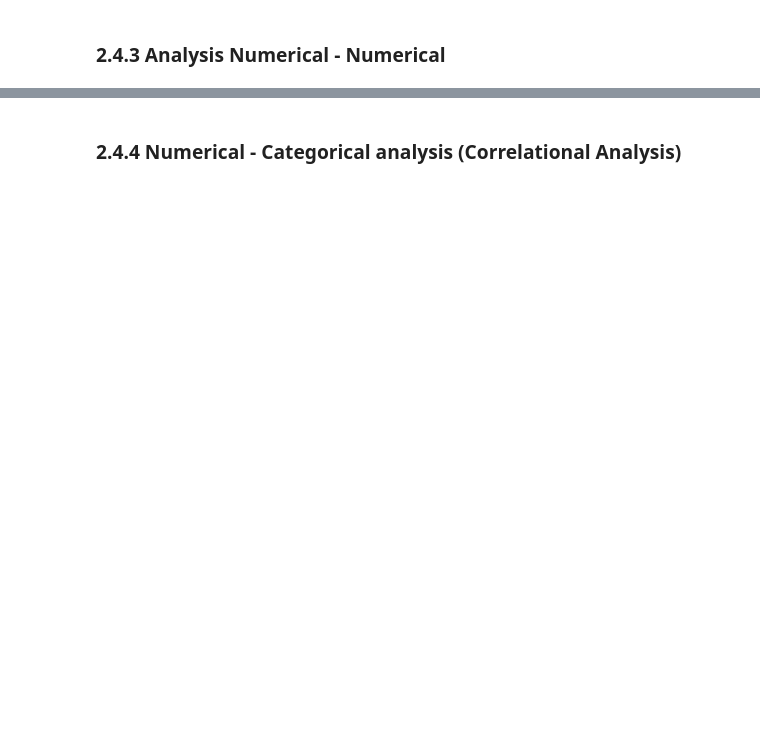
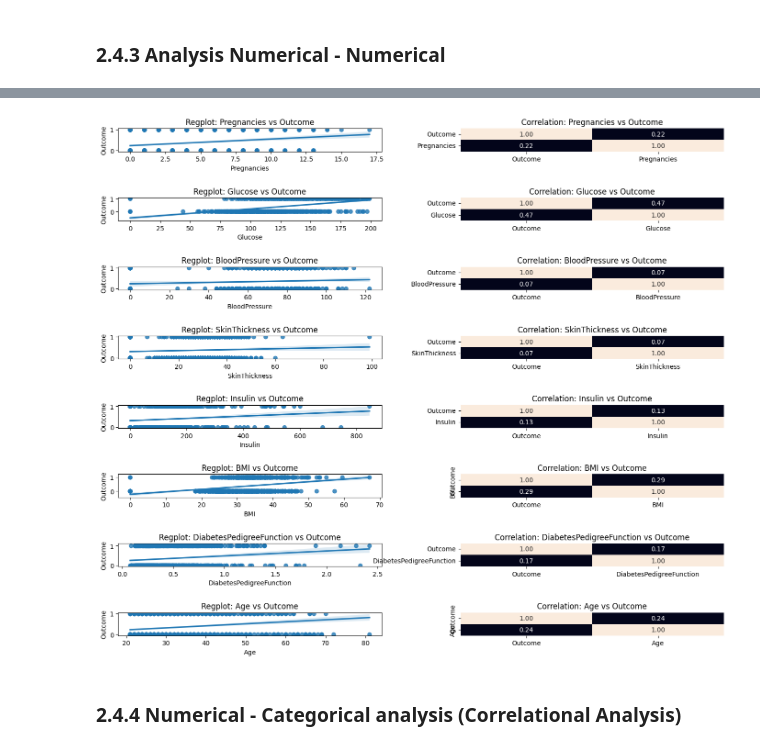
Before and after one commit to MFernandez19/random_forest, a Jupyter notebook: src/app.ipynb, the cells around one changed output, grey strips where cells are left out. Drawn from its saved outputs; the diff is of its cells as text; code cells hidden in the pictures; blank space fills up the shorter version.

```diff
--- a/src/app.ipynb
+++ b/src/app.ipynb
@@ -321,3 +308,46 @@ plt.show()
+# %%
+def plot_regression_and_correlation(data, target, features, ncols=2, figsize=(14, 8), save_path=None):
+
+    # Calcular el número de filas necesario
+    nrows = math.ceil(len(features) * 2 / ncols)  # 2 gráficos (regplot + heatmap) por feature
+
+    # Crear figura y ejes
+    fig, axes = plt.subplots(nrows, ncols, figsize=figsize)
+    axes = axes.flatten()  # Asegurarse de que los ejes sean accesibles en una sola lista
+
+    # Generar gráficos dinámicamente
+    for i, feature in enumerate(features):
+        # Gráfico de regresión
+        sns.regplot(ax=axes[i * 2], data=data, x=feature, y=target)
+        axes[i * 2].set_title(f"Regplot: {feature} vs {target}")
+
+        # Mapa de calor de correlación
+        corr_matrix = data[[target, feature]].corr()
+        sns.heatmap(corr_matrix, annot=True, fmt=".2f", ax=axes[i * 2 + 1], cbar=False)
+        axes[i * 2 + 1].set_title(f"Correlation: {feature} vs {target}")
+
+    # Ocultar ejes sobrantes si los hay
+    for ax in axes[len(features) * 2:]:
+        ax.axis("off")
+
+    # Ajustar diseño
+    plt.tight_layout()
+    plt.subplots_adjust(hspace=2, wspace=0.3)
+
+    # Guardar figura si se especifica
+    if save_path:
+        plt.savefig(save_path)
+
+    plt.show()
+
+# Configuración de parámetros
+target_column = "Outcome"
+feature_columns = df_enc.columns.drop('Outcome').tolist()
+
+# Llamar a la función
+plot_regression_and_correlation(data=df_enc, target=target_column, features=feature_columns, ncols=2, figsize=(14, 12), save_path="analysis_plots.png")
+# %% [output]
+[figure, added]
 # %% [markdown]
 ### 2.4.4 Numerical - Categorical analysis (Correlational Analysis)
 # %%
```
Also changed, not shown: parts of 26 cells of this notebook, 7 other files.
